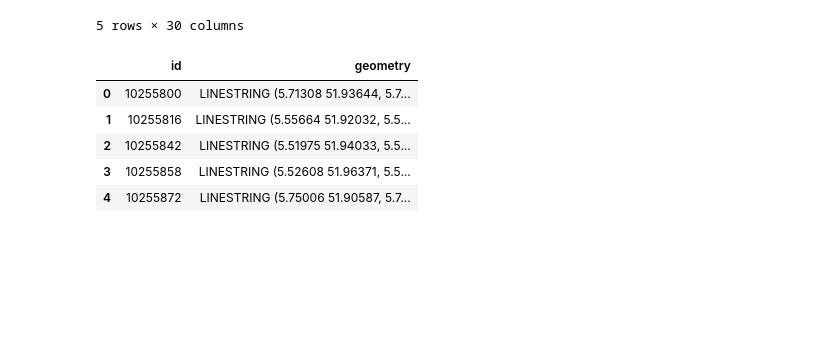
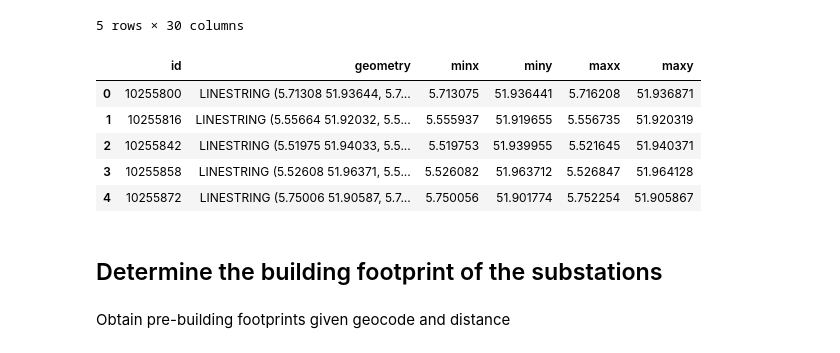
Before and after one commit to ciCciC/GeoGrids, a Jupyter notebook: notebooks/grid_reconstruction/compiling_footprint.ipynb, the cells around one changed output. Cells and saved outputs as stored; diff of their text form; code cells hidden in the pictures; blank space fills up the shorter version.

```diff
--- a/notebooks/grid_reconstruction/compiling_footprint.ipynb
+++ b/notebooks/grid_reconstruction/compiling_footprint.ipynb
@@ -41,14 +38,19 @@ verzorgingsgebied.head()
 # %%
 ms = gpd.read_parquet('../../data/liander/middenspanningskabels.pyarrow')
 ms = ms.to_crs(pyproj.CRS.from_epsg(CRS))
+ms = pd.concat([ms, ms.bounds], axis=1)
 ms.head()
 # %% [output]
-|  | id | geometry |
-| 0 | 10255800 | LINESTRING (5.71308 51.93644, 5.7... |
-| 1 | 10255816 | LINESTRING (5.55664 51.92032, 5.5... |
-| 2 | 10255842 | LINESTRING (5.51975 51.94033, 5.5... |
-| 3 | 10255858 | LINESTRING (5.52608 51.96371, 5.5... |
-| 4 | 10255872 | LINESTRING (5.75006 51.90587, 5.7... |
+|  | id | geometry | minx | miny | maxx | maxy |
+| 0 | 10255800 | LINESTRING (5.71308 51.93644, 5.7... | 5.713075 | 51.936441 | 5.716208 | 51.936871 |
+| 1 | 10255816 | LINESTRING (5.55664 51.92032, 5.5... | 5.555937 | 51.919655 | 5.556735 | 51.920319 |
+| 2 | 10255842 | LINESTRING (5.51975 51.94033, 5.5... | 5.519753 | 51.939955 | 5.521645 | 51.940371 |
+| 3 | 10255858 | LINESTRING (5.52608 51.96371, 5.5... | 5.526082 | 51.963712 | 5.526847 | 51.964128 |
+| 4 | 10255872 | LINESTRING (5.75006 51.90587, 5.7... | 5.750056 | 51.901774 | 5.752254 | 51.905867 |
+# %% [markdown]
+## Determine the building footprint of the substations
+# %% [markdown]
+Obtain pre-building footprints given geocode and distance
 # %%
 %%time
 %%capture
```
Also changed, not shown: parts of 21 cells of this notebook, 1 other file.
